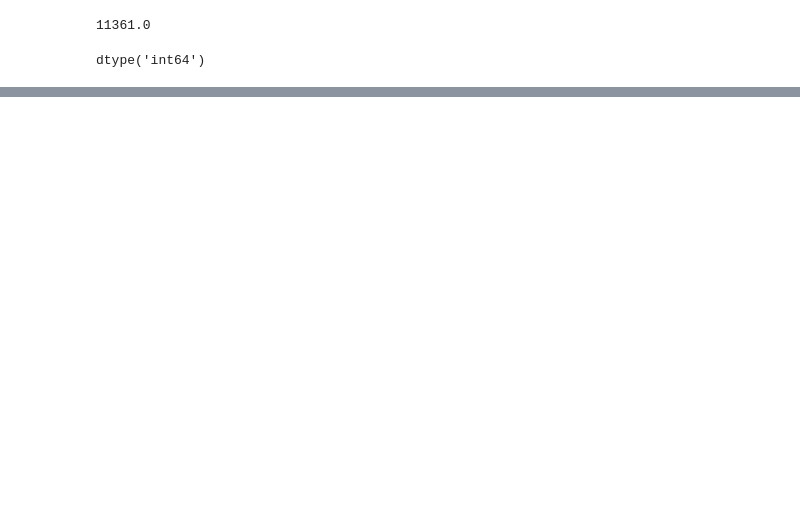
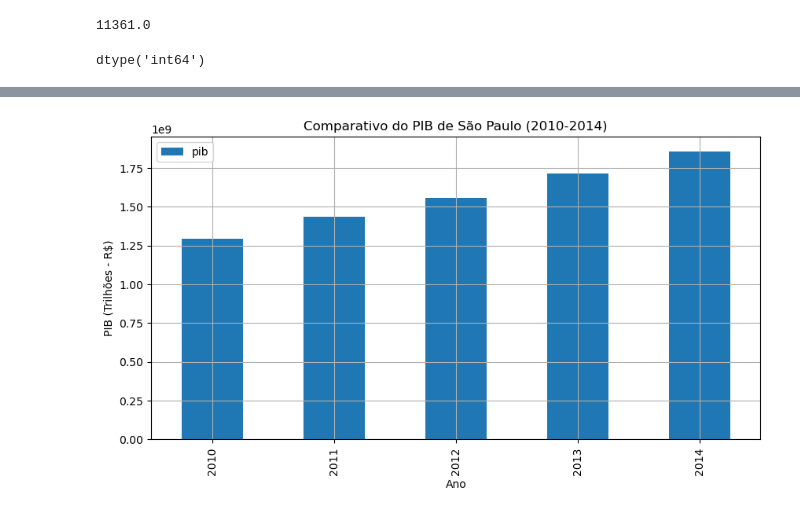
Before and after one commit to thaleswillreis/IBGE_DataAnalysis, a Jupyter notebook: senso.ipynb, the cells around one changed output, grey strips where cells are left out. Drawn from its saved outputs; the diff is of its cells as text; code cells hidden in the pictures; blank space fills up the shorter version.

```diff
--- a/senso.ipynb
+++ b/senso.ipynb
@@ -115,0 +273,4 @@ dtype: int64
+# %%
+# Soma do PIB de todas as cidades de cada estado para cada ano.
+pib_estado = dataset.groupby(['nome_uf', 'ano'])['pib'].sum().reset_index()
+pib_estado.sample(n=10)
@@ -115,0 +289,15 @@ dtype: int64
+# %%
+estado_alvo = 'São Paulo'
+
+df_estado = pib_estado[pib_estado['nome_uf'] == estado_alvo]
+
+# Plotar o gráfico comparativo do PIB ao longo dos anos
+fig, ax = plt.subplots(figsize=(10, 5))
+df_estado.plot(x='ano', y='pib', kind='bar', ax=ax)
+plt.title(f'Comparativo do PIB de {estado_alvo} (2010-2014)')
+plt.xlabel('Ano')
+plt.ylabel('PIB (Trilhões - R$)')
+plt.grid(True)
+plt.show()
+# %% [output]
+[figure, added]
```
Also changed, not shown: parts of 21 cells of this notebook.
